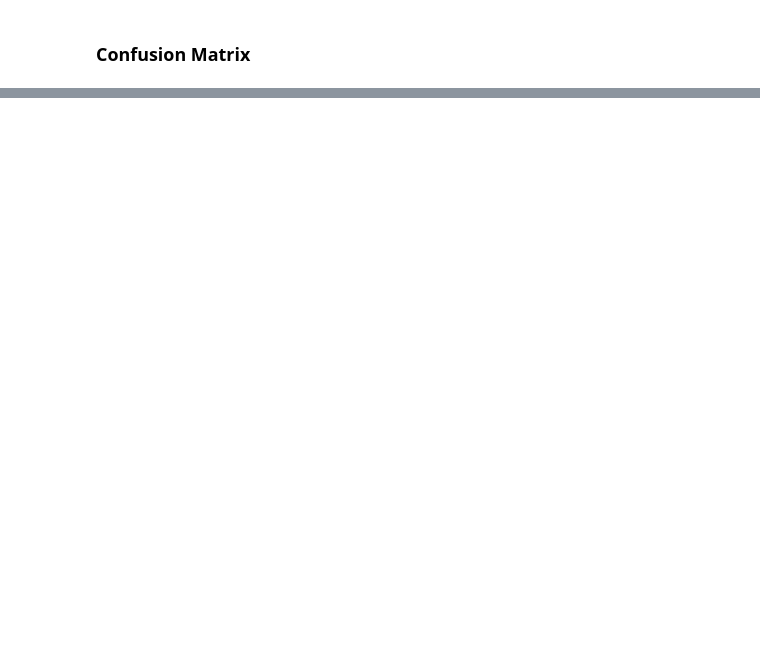
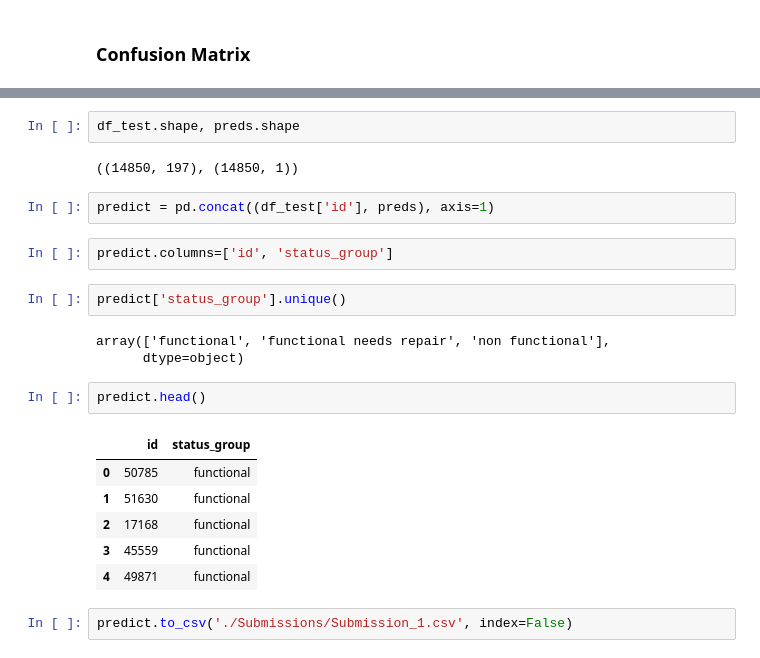
Before and after one commit to Andrew-Carl/Pump-it-Up-Data-Mining-the-Tanzania-Water-Table, a Jupyter notebook: K-Nearest Neighbors Model.ipynb, the cells around one changed output, grey strips where cells are left out. Saved outputs shown, nothing was run; the diff lists cells and outputs as text; blank space fills up the shorter version.

```diff
--- a/K-Nearest Neighbors Model.ipynb
+++ b/K-Nearest Neighbors Model.ipynb
@@ -190,0 +214,24 @@ X2 =
+# %%
+df_test.shape, preds.shape
+# %% [output]
+((14850, 197), (14850, 1))
+# %%
+predict = pd.concat((df_test['id'], preds), axis=1)
+# %%
+predict.columns=['id', 'status_group']
+# %%
+predict['status_group'].unique()
+# %% [output]
+array(['functional', 'functional needs repair', 'non functional'],
+      dtype=object)
+# %%
+predict.head()
+# %% [output]
+|  | id | status_group |
+| 0 | 50785 | functional |
+| 1 | 51630 | functional |
+| 2 | 17168 | functional |
+| 3 | 45559 | functional |
+| 4 | 49871 | functional |
+# %%
+predict.to_csv('./Submissions/Submission_1.csv', index=False)
```
Also changed, not shown: parts of 26 cells of this notebook, 1 other file.
